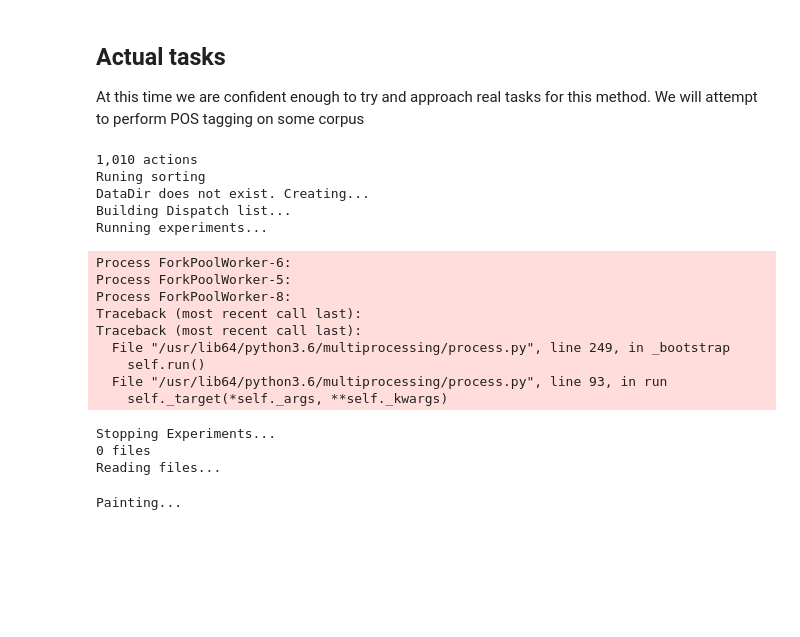
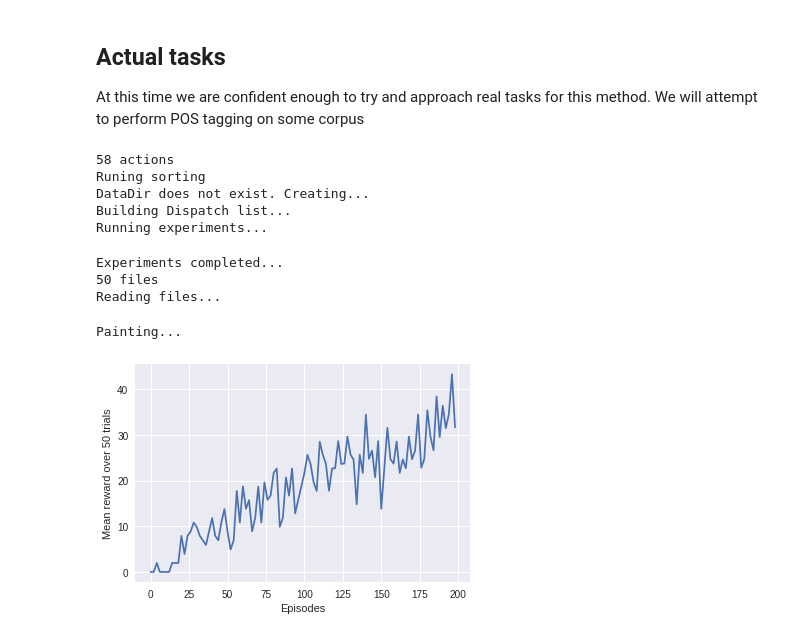
Before and after one commit to theSage21/notebooks, a Jupyter notebook: books/Turing-Learner.ipynb, the cells around one changed output. Saved outputs shown, nothing was run; the diff lists cells and outputs as text; code cells hidden in the pictures; blank space fills up the shorter version.

```diff
--- a/books/Turing-Learner.ipynb
+++ b/books/Turing-Learner.ipynb
@@ -189,41 +184,37 @@ At this time we are confident enough to try and approach real tasks for this met
 # %%
 def sorting():
     letters = 'abcdefghijklmnopqrtuvwxyz'
-    text = [random.choice(letters) for _ in range(1000)]
+    text = [random.choice(letters) for _ in range(10)]
     labels = list(sorted(text))
     return text, labels
 # %%
-n_comm = 10
+n_comm = 2
 letters = 'abcdefghijklmnopqrtuvwxyz'
 actions = [(a, i)
            for i in range(n_comm)
            for letter in letters
            for a in ['<', '>', 'read', 'write'+letter]]
 actions += [('STOP', i) for i in range(n_comm)]
+actions = list(set(actions))
 
 wo = [TL(sorting, actions)]
 ag = [QLAgent(actions)]
 print('{:,} actions'.format(len(actions)))
 print('Runing {}'.format(sorting.__name__))
 ! rm -rf DataDir/
-paths = benchmark(ag, wo, 800, 500, 100)
+paths = benchmark(ag, wo, 200, 100, 50)
 df = make_df(paths)
 # %% [output]
-1,010 actions
+58 actions
 Runing sorting
 DataDir does not exist. Creating...
 Building Dispatch list...
 Running experiments...
-Process ForkPoolWorker-6:
-Process ForkPoolWorker-5:
-Process ForkPoolWorker-8:
-Traceback (most recent call last):
-Traceback (most recent call last):
-  File "/usr/lib64/python3.6/multiprocessing/process.py", line 249, in _bootstrap
-    self.run()
-  File "/usr/lib64/python3.6/multiprocessing/process.py", line 93, in run
-    self._target(*self._args, **self._kwargs)
+Experiments completed...
+50 files
+Reading files...
-Stopping Experiments...
-0 files
-Reading files...
+Painting...
-Painting...
+# %%
+paint(df)
+# %% [output]
+[figure, added]
```
Also changed, not shown: parts of 7 cells of this notebook, 1 other file.
